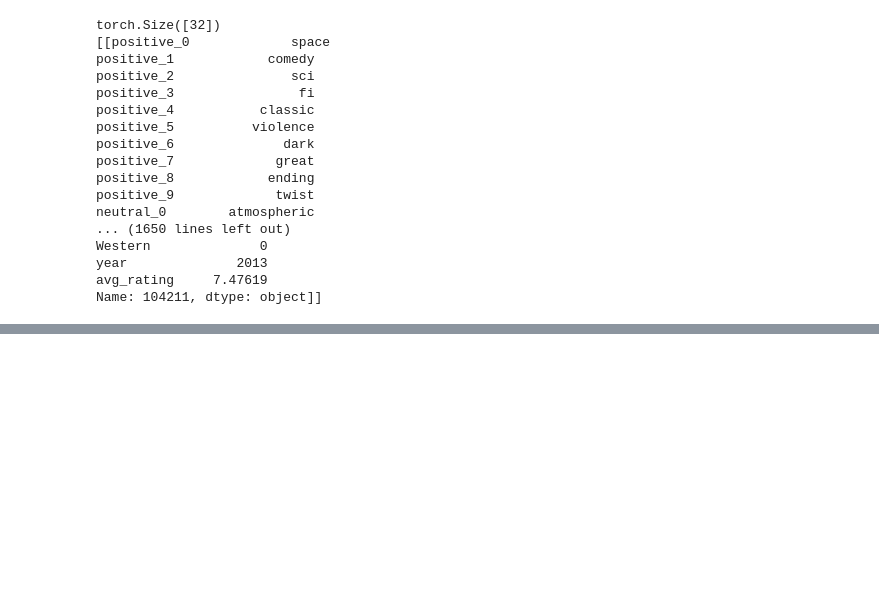
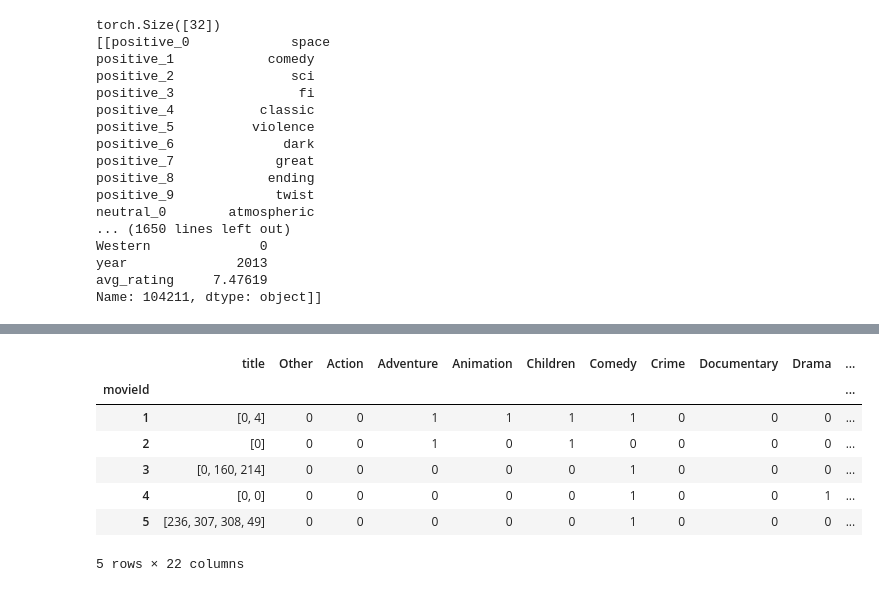
Before and after one commit to RodionfromHSE/Movies-RecSys, a Jupyter notebook: train_small.ipynb, the cells around one changed output, grey strips where cells are left out. Saved outputs shown, nothing was run; the diff lists cells and outputs as text; code cells hidden in the pictures; blank space fills up the shorter version.

```diff
--- a/train_small.ipynb
+++ b/train_small.ipynb
@@ -253,0 +246,8 @@ class Recommender(nn.Module):
+# %%
+# tokenization
+
+## user
+txt_cols = list(users.select_dtypes(include='object').columns)
+for col in txt_cols:
+    users[col] = users[col].apply(lambda x: tokenizer.token_to_id[x])
+users.head()
@@ -253,0 +263,16 @@ class Recommender(nn.Module):
+# %%
+
+## TO-DO: Another tokenizer for movies with smaller min_count
+txt_cols = list(movies.select_dtypes(include='object').columns)
+for col in txt_cols:
+    movies[col] = movies[col].apply(lambda x: tokenizer(x))
+movies.head()
+# %% [output]
+|  | title | Other | Action | Adventure | Animation | Children | Comedy | Crime | Documentary | Drama | ... |
+| movieId |  |  |  |  |  |  |  |  |  |  | ... |
+| 1 | [0, 4] | 0 | 0 | 1 | 1 | 1 | 1 | 0 | 0 | 0 | ... |
+| 2 | [0] | 0 | 0 | 1 | 0 | 1 | 0 | 0 | 0 | 0 | ... |
+| 3 | [0, 160, 214] | 0 | 0 | 0 | 0 | 0 | 1 | 0 | 0 | 0 | ... |
+| 4 | [0, 0] | 0 | 0 | 0 | 0 | 0 | 1 | 0 | 0 | 1 | ... |
+| 5 | [236, 307, 308, 49] | 0 | 0 | 0 | 0 | 0 | 1 | 0 | 0 | 0 | ... |
+5 rows × 22 columns
```
Also changed, not shown: parts of 3 cells of this notebook, 2 other files.
